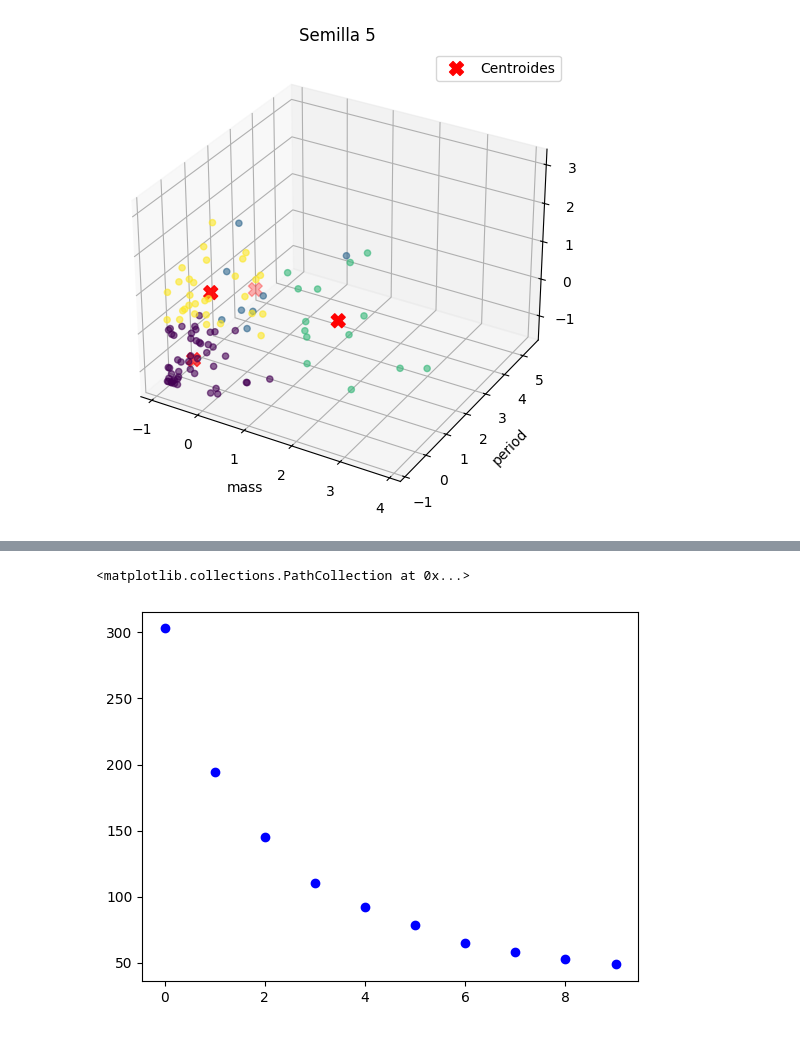
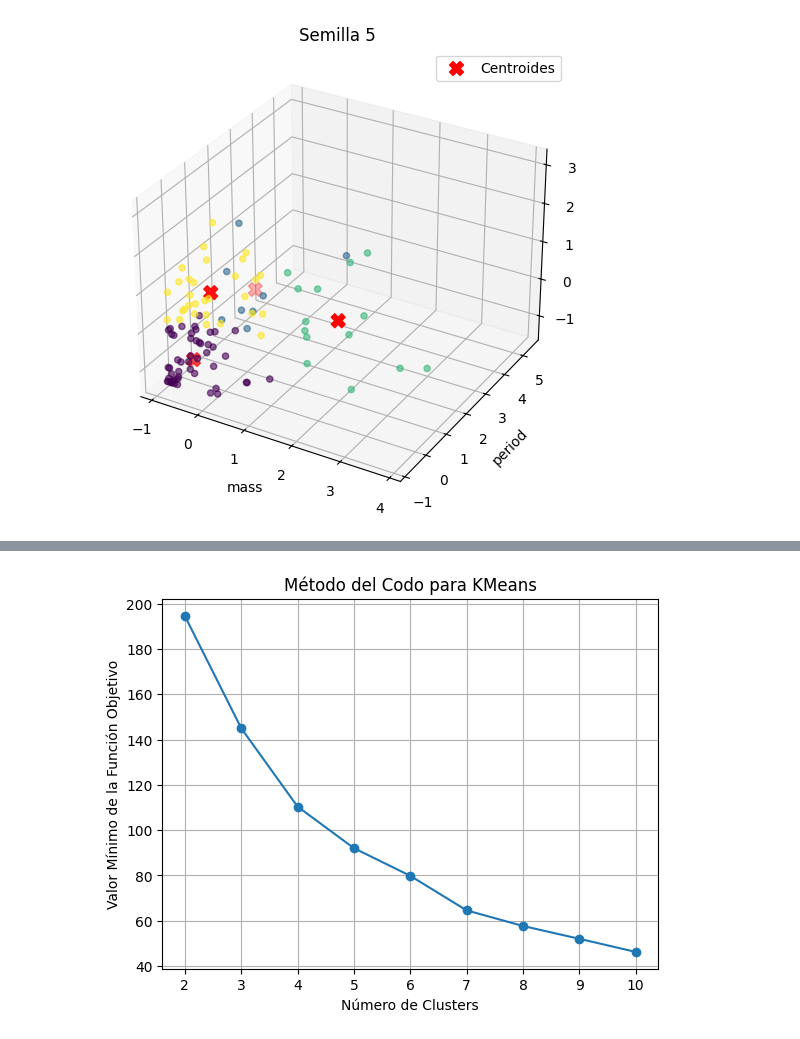
Before and after one commit to valentinarias-dtsc/inferencia_estadistica_tp2, a Jupyter notebook: Punto3.ipynb, the cells around one changed output, grey strips where cells are left out. Cells and saved outputs as stored; diff of their text form; code cells hidden in the pictures.

```diff
--- a/Punto3.ipynb
+++ b/Punto3.ipynb
@@ -180,0 +114,27 @@ Para 10 grupos, el valor mínimo de la función objetivo es: 48.593681172741135
+# %%
+k_values = range(2, 11)
+
+resultados = {"k":[], "random": [], "k-means++": [], "propios": []}
+
+
+for k in k_values:
+    # Método random
+    km_random = KMeans(n_clusters=k, init="random", n_init=10, random_state=42)
+    km_random.fit(df_standard)
+    resultados["random"].append(np.trunc(km_random.inertia_ * 10000) / 10000)
+
+    # Método k-means++
+    km_plus = KMeans(n_clusters=k, init="k-means++", n_init=10, random_state=42)
+    km_plus.fit(df_standard)
+    resultados["k-means++"].append(np.trunc(km_plus.inertia_ * 10000) / 10000)
+
+    # Método con centroides propios (ejemplo: muestreo de k filas)
+    seleccion_centroides = df_standard.sample(n=k, random_state=42).values
+    km_propios = KMeans(n_clusters=k, init=seleccion_centroides, n_init=1, random_state=42)
+    km_propios.fit(df_standard)
+    resultados["propios"].append(np.trunc(km_propios.inertia_ * 10000) / 10000)
+
+    resultados["k"].append(k)
+
+tabla = pd.DataFrame(resultados)
+tabla
@@ -181,5 +154,12 @@ Para 10 grupos, el valor mínimo de la función objetivo es: 48.593681172741135
 # %%
-plt.scatter(pruebas, minimos, color='blue')
+#Seleccionamos para analizar el método k_means++
+
+plt.plot(k_values, resultados["k-means++"], marker='o')
+plt.grid(True)
+plt.title("Método del Codo para KMeans")
+plt.xticks(k_values)
+plt.xlabel("Número de Clusters")
+plt.ylabel("Valor Mínimo de la Función Objetivo")
+plt.show()
 # %% [output]
-<matplotlib.collections.PathCollection at 0x...>
-[figure, old version]
+[figure, new version]
```
Also changed, not shown: parts of 23 cells of this notebook, 1 other file.
